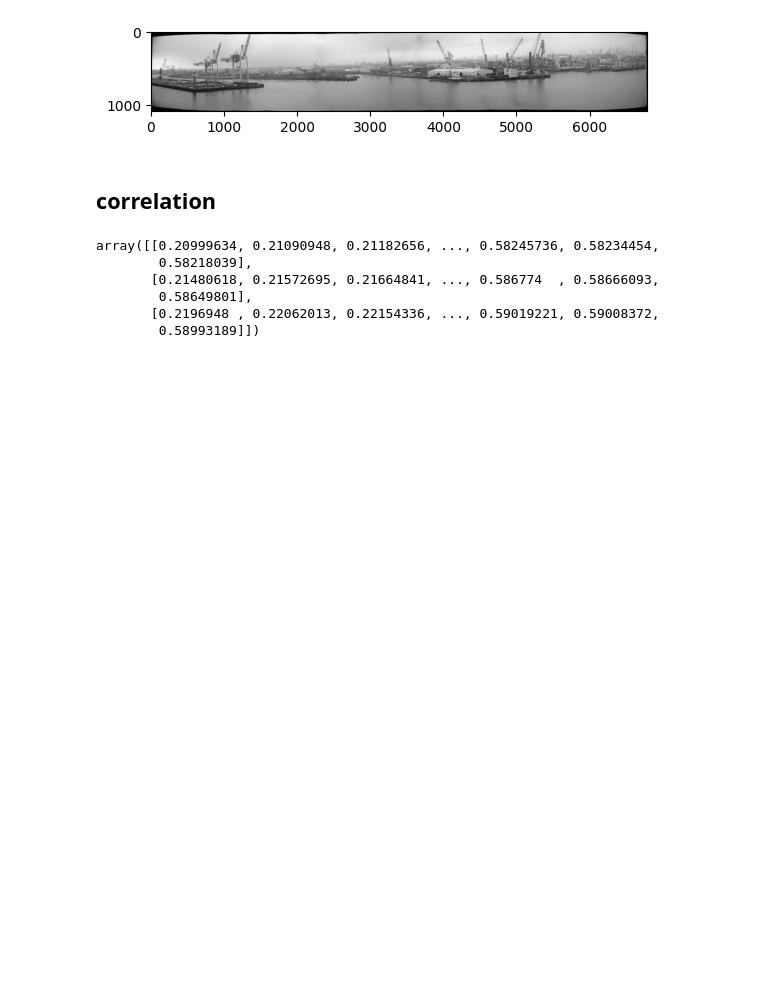
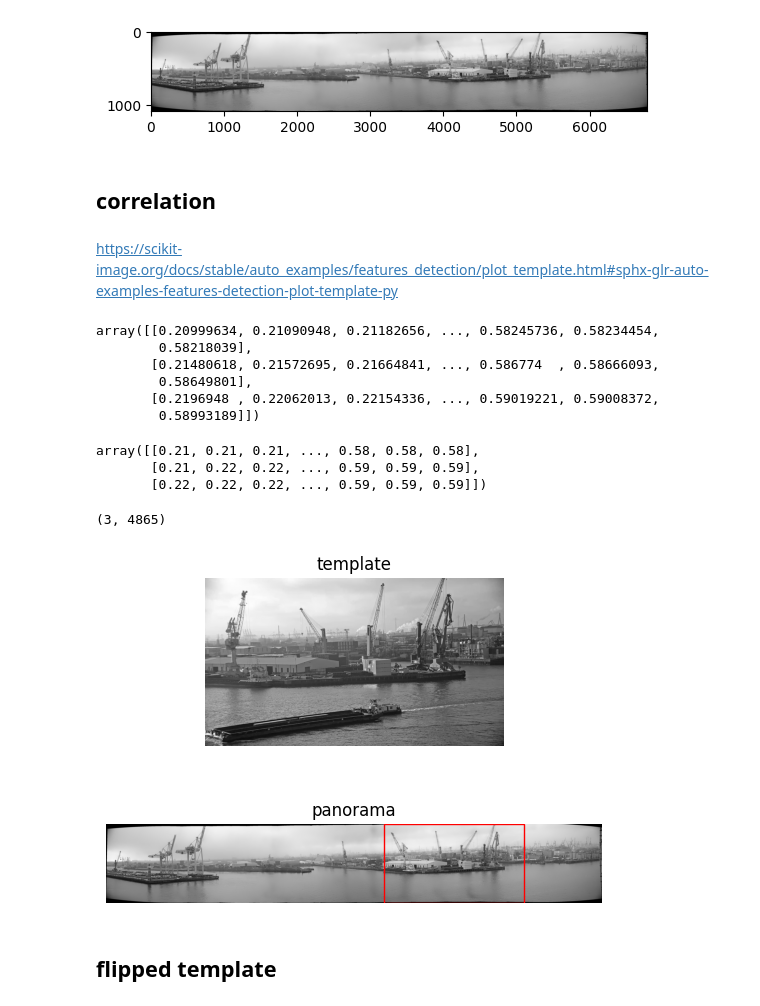
Before and after one commit to marekd6/CV1_labs, a Jupyter notebook: Assignment 02-20251125/cv1_2_1.ipynb, the cells around one changed output. Saved outputs shown, nothing was run; the diff lists cells and outputs as text; code cells hidden in the pictures; blank space fills up the shorter version.

```diff
--- a/Assignment 02-20251125/cv1_2_1.ipynb
+++ b/Assignment 02-20251125/cv1_2_1.ipynb
@@ -37,6 +37,8 @@ plt.imshow(panorama, cmap=plt.cm.gray)
 [figure]
 # %% [markdown]
 ## correlation
+# %% [markdown]
+https://scikit-image.org/docs/stable/auto_examples/features_detection/plot_template.html#sphx-glr-auto-examples-features-detection-plot-template-py
 # %%
 corr = ski.feature.match_template(template=template, image=panorama)
 corr
@@ -47,3 +49,38 @@ array([[0.20999634, 0.21090948, 0.21182656, ..., 0.58245736, 0.58234454,
         0.58649801],
        [0.2196948 , 0.22062013, 0.22154336, ..., 0.59019221, 0.59008372,
         0.58993189]])
+# %%
+np.round(corr, 2)
+# %% [output]
+array([[0.21, 0.21, 0.21, ..., 0.58, 0.58, 0.58],
+       [0.21, 0.22, 0.22, ..., 0.59, 0.59, 0.59],
+       [0.22, 0.22, 0.22, ..., 0.59, 0.59, 0.59]])
+# %%
+corr.shape
+# %% [output]
+(3, 4865)
+# %%
+ij = np.unravel_index(np.argmax(corr), corr.shape)
+x, y = ij[::-1]
+fig = plt.figure()
+ax1 = plt.subplot(2, 1, 1)
+ax2 = plt.subplot(2, 1, 2)
+# ax3 = plt.subplot(1, 3, 3, sharex=ax2, sharey=ax2)
+
+ax1.imshow(template, cmap=plt.cm.gray)
+ax1.set_axis_off()
+ax1.set_title('template')
+
+ax2.imshow(panorama, cmap=plt.cm.gray)
+ax2.set_axis_off()
+ax2.set_title('panorama')
+# highlight matched region
+hcoin, wcoin = template.shape
+rect = plt.Rectangle((x, y), wcoin, hcoin, edgecolor='r', facecolor='none')
+ax2.add_patch(rect)
+
+plt.show()
+# %% [output]
+[figure, added]
+# %% [markdown]
+## flipped template
```
Also changed, not shown: parts of 4 cells of this notebook.
